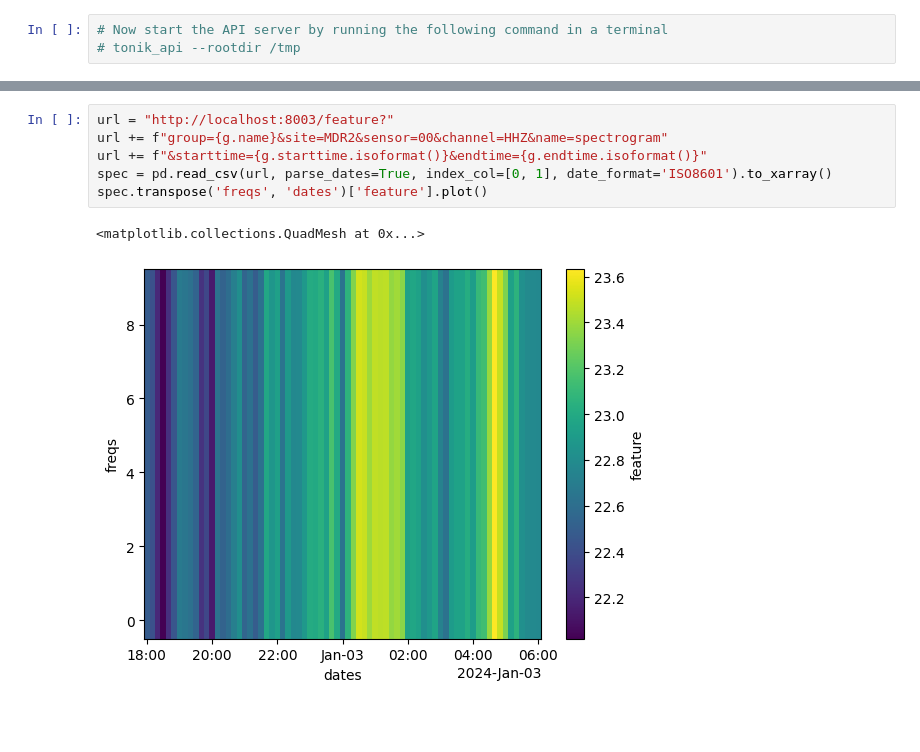
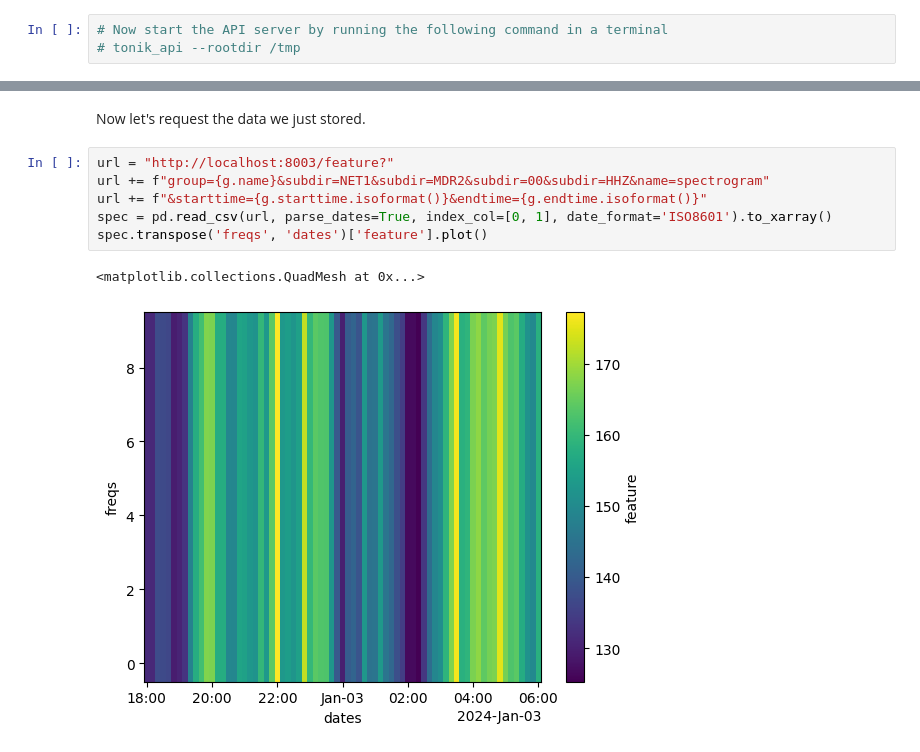
Before and after one commit to tsc-tools/tonik, a Jupyter notebook: docs/tonik_example.ipynb, the cells around one changed output, grey strips where cells are left out. Drawn from its saved outputs; the diff is of its cells as text; blank space fills up the shorter version.

```diff
--- a/docs/tonik_example.ipynb
+++ b/docs/tonik_example.ipynb
@@ -53,9 +67,11 @@ st('spectrogram').plot()
+# %% [markdown]
+Now let's request the data we just stored.
 # %%
 url = "http://localhost:8003/feature?"
-url += f"group={g.name}&site=MDR2&sensor=00&channel=HHZ&name=spectrogram"
+url += f"group={g.name}&subdir=NET1&subdir=MDR2&subdir=00&subdir=HHZ&name=spectrogram"
 url += f"&starttime={g.starttime.isoformat()}&endtime={g.endtime.isoformat()}"
 spec = pd.read_csv(url, parse_dates=True, index_col=[0, 1], date_format='ISO8601').to_xarray()
 spec.transpose('freqs', 'dates')['feature'].plot()
 # %% [output]
 <matplotlib.collections.QuadMesh at 0x...>
-[figure, old version]
+[figure, new version]
```
Also changed, not shown: parts of 14 cells of this notebook, 1 other file.
